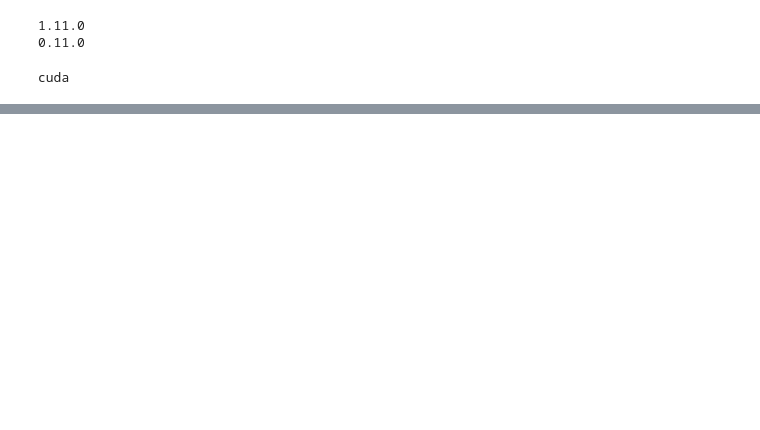
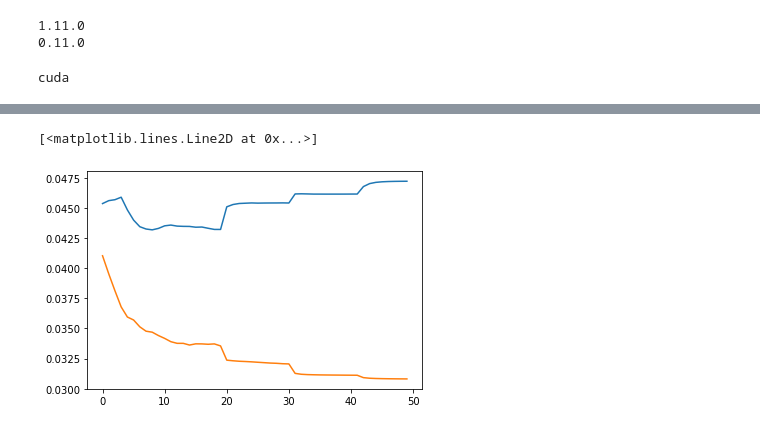
Before and after one commit to pkamath7/AEC_RES, a Jupyter notebook: models/CNN_Res.ipynb, the cells around one changed output, grey strips where cells are left out. Cells and saved outputs as stored; diff of their text form; code cells hidden in the pictures; blank space fills up the shorter version.

```diff
--- a/models/CNN_Res.ipynb
+++ b/models/CNN_Res.ipynb
@@ -259,0 +326,6 @@ TypeError: can't convert cuda:0 device type tensor to numpy. Use Tensor.cpu() to
+# %%
+plt.plot(train_loss)
+plt.plot(val_loss)
+# %% [output]
+[<matplotlib.lines.Line2D at 0x...>]
+[figure, added]
```
Also changed, not shown: parts of 18 cells of this notebook.
